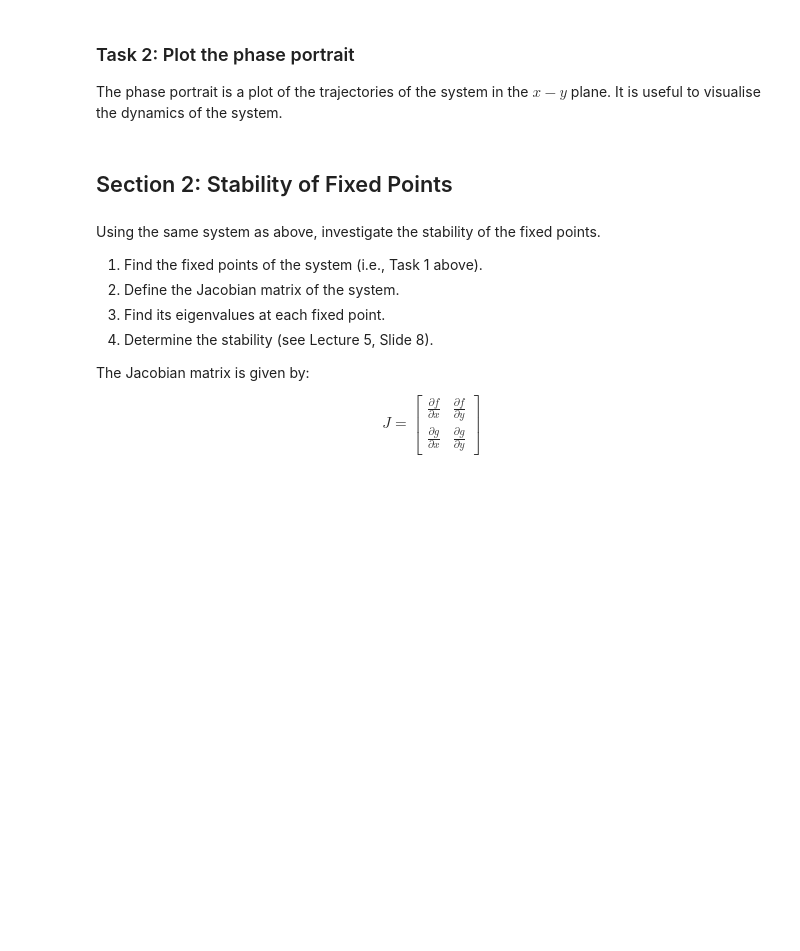
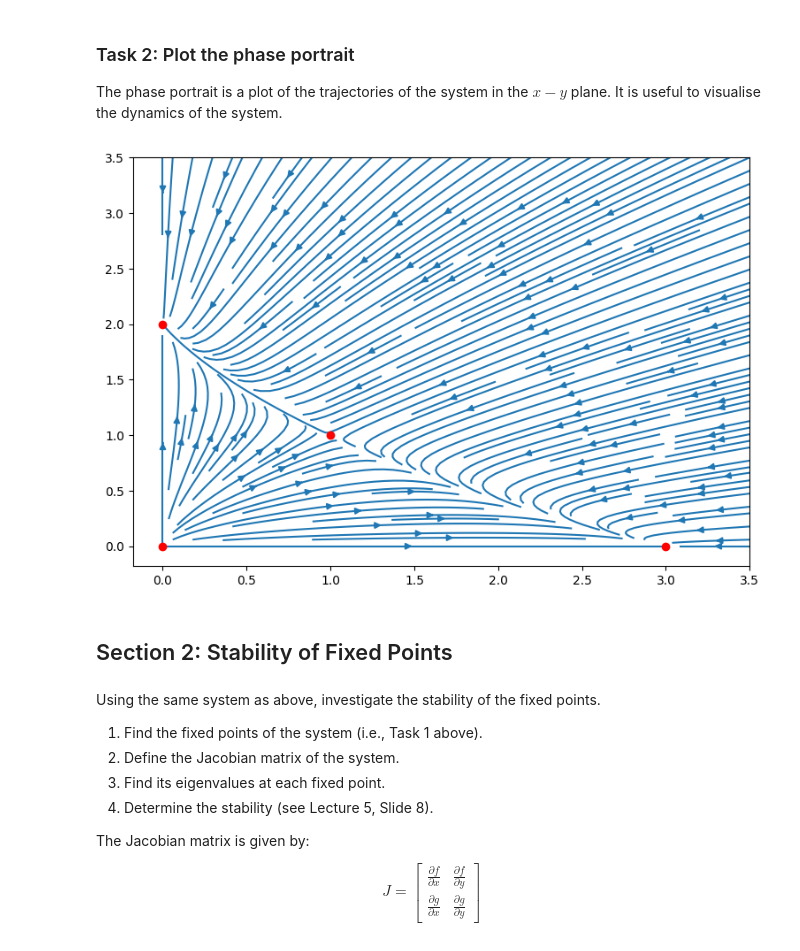
Before and after one commit to alexmakassiouk/eth-economic-dynamics, a Jupyter notebook: repetition/SS_5.ipynb, the cells around one changed output. Drawn from its saved outputs; the diff is of its cells as text; code cells hidden in the pictures; blank space fills up the shorter version.

```diff
--- a/repetition/SS_5.ipynb
+++ b/repetition/SS_5.ipynb
@@ -26,15 +26,21 @@ In other words, if the system starts at such a point, it will remain fixed there
 from sympy import symbols, Eq, solve
 
 # Declare variables, hint: use symbols()
-x, y = # your code here
+x, y = symbols('x y') # your code here
 
-alpha, beta, gamma, delta = # your code here
+alpha, beta, gamma, delta = symbols('alpha beta gamma delta') # your code here
 
 # Define the equations for dx/dt and dy/dt
+dx_dt = alpha * x - beta * x**2 - gamma * x * y
+dy_dt = delta*y-y**2-x*y
 
 # Set up equations for fixed points
-eq1 = # your code here
-eq2 = # your code here
+eq1 = Eq(dx_dt, 0) # your code here
+eq2 = Eq(dy_dt, 0) # your code here
 
 # Solve for fixed points
-fixed_points = # your code here
+fixed_points = solve((eq1, eq2), (x,y)) # your code here
+
+for fixed_point in fixed_points:
+    print("Fixed point #" + str(fixed_points.index(fixed_point)) + ":")
+    print(fixed_point[0], fixed_point[1])
@@ -45,33 +60,44 @@ The phase portrait is a plot of the trajectories of the system in the $x-y$ plan
 # %%
 import matplotlib.pyplot as plt
 import numpy as np
 
 # Step 1: Find numerical fixed points for the symbolic solutions you found earlier.
 # You can start with these values (Slide 11), but feel free to change them to see what happens.
 
 alpha_val = 3
 beta_val = 1
 gamma_val = 2
 delta_val = 2
 
 fixed_points_val = []
 for x, y in fixed_points:
+    x_eval = x.subs({alpha: alpha_val, beta: beta_val, delta: delta_val, gamma: gamma_val})
+    y_eval = y.subs({alpha: alpha_val, beta: beta_val, delta: delta_val, gamma: gamma_val})
+    fixed_points_val.append((x_eval, y_eval))
     # **Hint:** Look at the sympy documentation for the `subs` method
     # your code here
-    pass
 
 
 # Step 2: Generate streamplot of the vector field defined by the equations above.
 # **Hint:** Look at the matplotlib documentation for the `streamplot` function.
 X, Y = np.meshgrid(np.linspace(0, 3.5, 40), np.linspace(0, 3.5, 40))
 
 # compute the vector field at the meshgrid points
-U = # your code here
-V = # your code here
+U = alpha_val * X - beta_val * X**2 -gamma_val*X*Y # your code here
+V = delta_val * Y - Y**2 - X * Y# your code here
 
 # use plt.streamplot to plot
+def plot_phase_portrait():
+    plt.figure(figsize=(9,6))
+    plt.streamplot(X, Y, U, V, density=2)
+    # Step 3: Overlay fixed points onto the streamplot
 
-# Step 3: Overlay fixed points onto the streamplot
+    for fixed_point_val in fixed_points_val:
+        plt.plot(fixed_point_val[0], fixed_point_val[1], 'ro')
+    plt.show()
+plot_phase_portrait()
+# %% [output]
+[figure, added]
 # %% [markdown]
 ## Section 2: Stability of Fixed Points
 # %% [markdown]
```
Also changed, not shown: parts of 5 cells of this notebook, 1 other file.
